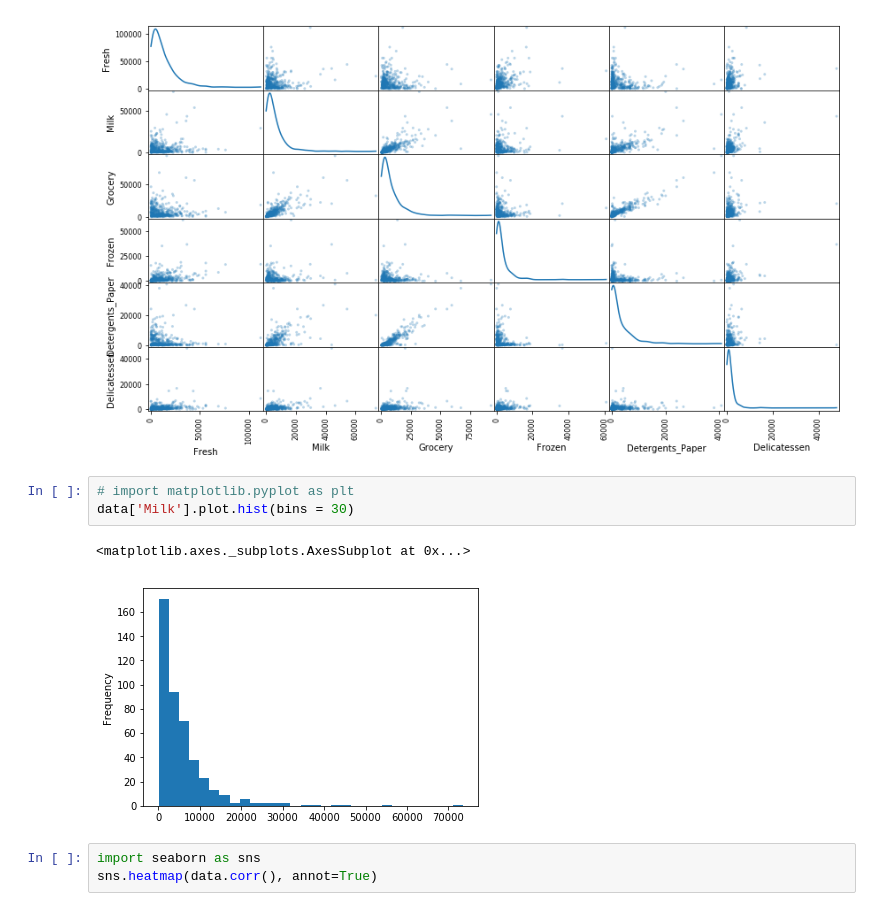
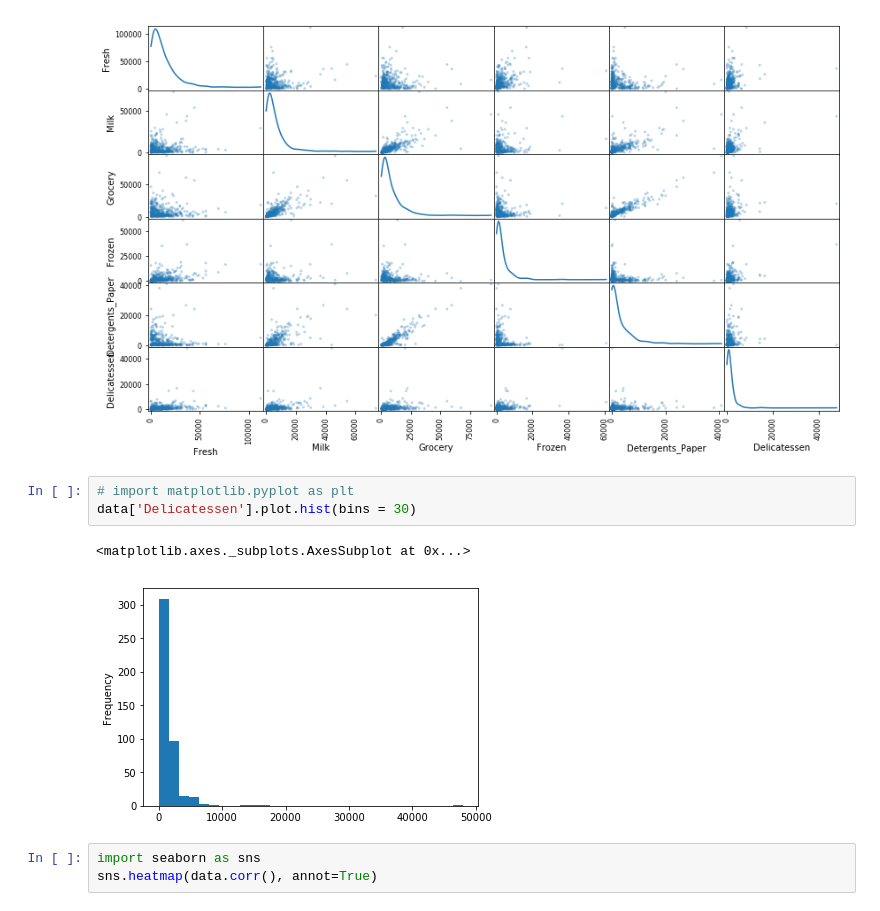
Before and after one commit to leizhipeng/ml, a Jupyter notebook: customer_segments/customer_segments.ipynb, the cells around one changed output. Drawn from its saved outputs; the diff is of its cells as text.

```diff
--- a/customer_segments/customer_segments.ipynb
+++ b/customer_segments/customer_segments.ipynb
@@ -150,10 +150,10 @@ pd.scatter_matrix(data, alpha = 0.3, figsize = (14,8), diagonal = 'kde');
 [figure]
 # %%
 # import matplotlib.pyplot as plt
-data['Milk'].plot.hist(bins = 30)
+data['Delicatessen'].plot.hist(bins = 30)
 # %% [output]
 <matplotlib.axes._subplots.AxesSubplot at 0x...>
-[figure, old version]
+[figure, new version]
 # %%
 import seaborn as sns
 sns.heatmap(data.corr(), annot=True)
```
Also changed, not shown: parts of 10 cells of this notebook.
